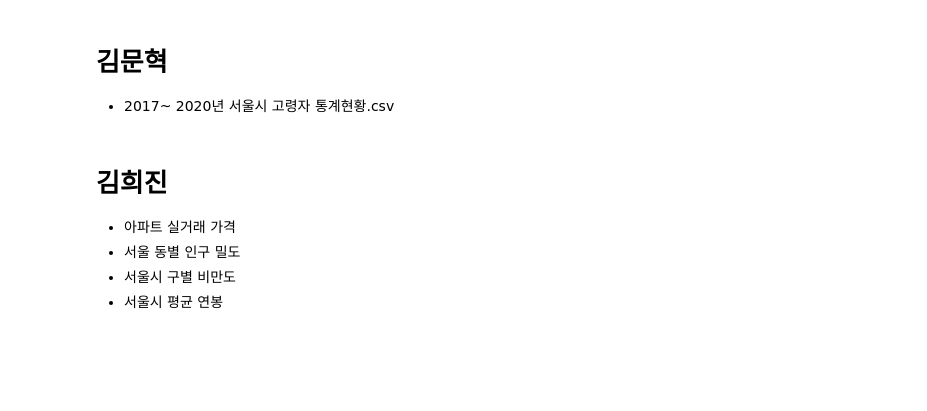
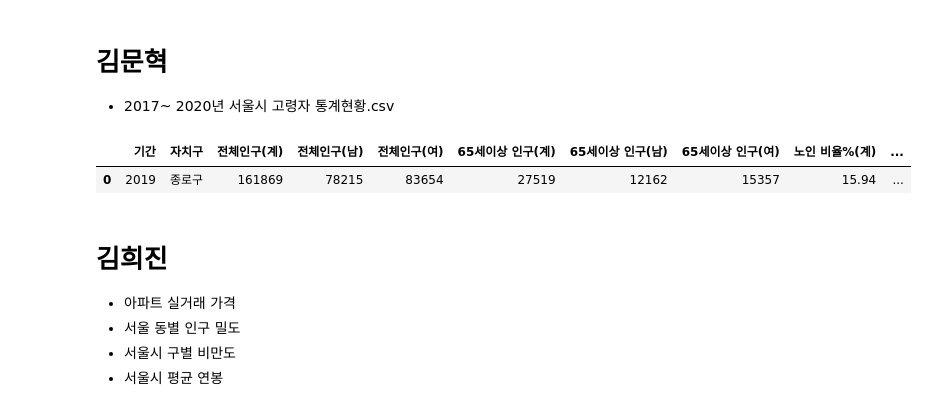
Before and after one commit to laits1/TIL, a Jupyter notebook: project/1)data분석 프로젝트/모든 데이터 히트맵.ipynb, the cells around one changed output. Cells and saved outputs as stored; diff of their text form; code cells hidden in the pictures; blank space fills up the shorter version.

```diff
--- a/project/1)data분석 프로젝트/모든 데이터 히트맵.ipynb
+++ b/project/1)data분석 프로젝트/모든 데이터 히트맵.ipynb
@@ -36,6 +36,10 @@ df_age_2019.head(1)
 - 2017~ 2020년 서울시 고령자 통계현황.csv
 # %%
 df_elders_2019 = pd.read_csv("./data/서울시_고령자현황(구별)통계(2019).csv")
+df_elders_2019.head(1)
+# %% [output]
+|  | 기간 | 자치구 | 전체인구(계) | 전체인구(남) | 전체인구(여) | 65세이상 인구(계) | 65세이상 인구(남) | 65세이상 인구(여) | 노인 비율%(계) | ... |
+| 0 | 2019 | 종로구 | 161869 | 78215 | 83654 | 27519 | 12162 | 15357 | 15.94 | ... |
 # %% [markdown]
 # 김희진
 - 아파트 실거래 가격
```
Also changed, not shown: 16 other files.
